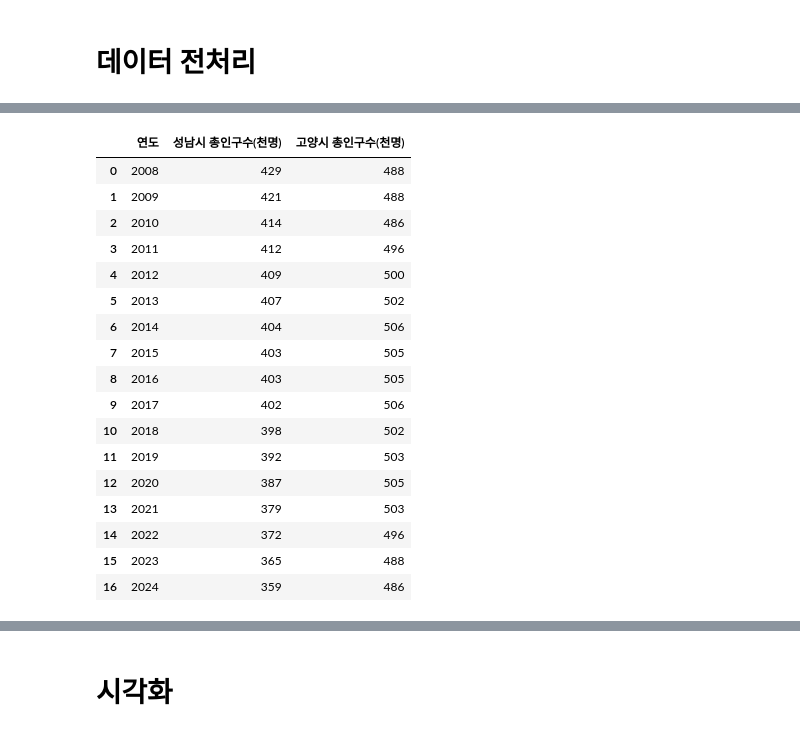
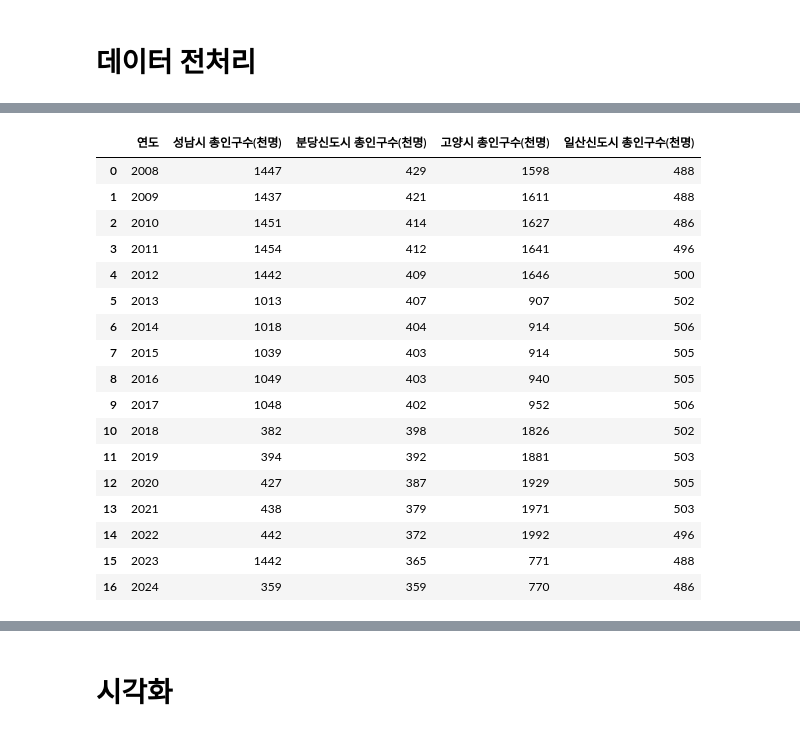
Before and after one commit to SnapishAgent/Ilsan-Investment-Insight, a Jupyter notebook: 일자리/고용실업률/employ_data.ipynb, the cells around one changed output, grey strips where cells are left out. Drawn from its saved outputs; the diff is of its cells as text; code cells hidden in the pictures.

```diff
--- a/일자리/고용실업률/employ_data.ipynb
+++ b/일자리/고용실업률/employ_data.ipynb
@@ -254,5 +328,7 @@ display(seongnam_population_df.shape)
 # %%
 # 데이터 프레임을 1차원으로 변경
+all_goyang_population_flat = all_goyang_population_df.values.flatten() # (240,)
+all_seongnam_population_flat = all_seongnam_population_df.values.flatten() # (240,)
 goyang_population_flat = goyang_population_df.values.flatten() # (240,)
 seongnam_population_flat = seongnam_population_df.values.flatten() # (240,)
 
@@ -260,20 +336,36 @@ seongnam_population_flat = seongnam_population_df.values.flatten() # (240,)
 years = list(range(2008, 2028))
 goyang_population_split = [goyang_population_flat[i:i + 12] for i in range(0, len(goyang_population_flat), 12)]
 seongnam_population_split = [seongnam_population_flat[i:i + 12] for i in range(0, len(seongnam_population_flat), 12)]
+all_goyang_population_split = [all_goyang_population_flat[i:i + 12] for i in range(0, len(all_goyang_population_flat), 12)]
+all_seongnam_population_split = [all_seongnam_population_flat[i:i + 12] for i in range(0, len(all_seongnam_population_flat), 12)]
 
 # 데이터 프레임 생성
 goyang_population_df = pd.DataFrame(goyang_population_split, index=years[:len(goyang_population_split)], columns=[f'{i+1}월' for i in range(12)])
 seongnam_population_df = pd.DataFrame(seongnam_population_split, index=years[:len(seongnam_population_split)], columns=[f'{i+1}월' for i in range(12)])
+all_goyang_population_df = pd.DataFrame(all_goyang_population_split, index=years[:len(all_goyang_population_split)], columns=[f'{i+1}월' for i in range(12)])
+all_seongnam_population_df = pd.DataFrame(all_seongnam_population_split, index=years[:len(all_seongnam_population_split)], columns=[f'{i+1}월' for i in range(12)])
 
 # 인덱스를 컬럼으로 변환
 goyang_population_df.reset_index(inplace=True)
 seongnam_population_df.reset_index(inplace=True)
+all_goyang_population_df.reset_index(inplace=True)
+all_seongnam_population_df.reset_index(inplace=True)
 
 # 컬럼명 변경
 goyang_population_df.rename(columns={'index': '연도'}, inplace=True)
 seongnam_population_df.rename(columns={'index': '연도'}, inplace=True)
+all_goyang_population_df.rename(columns={'index': '연도'}, inplace=True)
+all_seongnam_population_df.rename(columns={'index': '연도'}, inplace=True)
 
 # 고양시, 성남시 총인구 연도별 데이터 확인
+all_goyang_population_df = all_goyang_population_df[:17]
+display(all_goyang_population_df.head(17))
+display(all_goyang_population_df.shape)
+
+all_seongnam_population_df = all_seongnam_population_df[:17]
+display(all_seongnam_population_df.head(17))
+display(all_seongnam_population_df.shape)
+
 goyang_population_df = goyang_population_df[:17]
 display(goyang_population_df.head(17))
 display(goyang_population_df.shape)
@@ -323,43 +453,49 @@ display(seongnam_population_df.shape)
 # %%
 # 연도별 총인구수를 구하는 함수
 def calculate_total_population(df, months=12):
     df = df.replace(',', '', regex=True).astype(float)
     total_population = df.sum(axis=1) / months
     return total_population
 
 # 고양시와 성남시의 연도별 총인구수 계산
 goyang_total_population = calculate_total_population(goyang_population_df.iloc[:, 1:], months=12) / 1000
 seongnam_total_population = calculate_total_population(seongnam_population_df.iloc[:, 1:], months=12) / 1000
+all_goyang_total_population = calculate_total_population(all_goyang_population_df.iloc[:, 1:], months=12) / 1000
+all_seongnam_total_population = calculate_total_population(all_seongnam_population_df.iloc[:, 1:], months=12) / 1000
 
 # 2024년 데이터는 10개월로 나눔
 goyang_total_population.iloc[-1] = calculate_total_population(pd.DataFrame(goyang_population_df.iloc[-1, 1:11]).T, months=10) / 1000
 seongnam_total_population.iloc[-1] = calculate_total_population(pd.DataFrame(seongnam_population_df.iloc[-1, 1:11]).T, months=10) / 1000
+all_goyang_total_population.iloc[-1] = calculate_total_population(pd.DataFrame(all_goyang_population_df.iloc[-1, 1:11]).T, months=10) / 1000
+all_seongnam_total_population.iloc[-1] = calculate_total_population(pd.DataFrame(seongnam_population_df.iloc[-1, 1:11]).T, months=10) / 1000
 
 # 연도별 총인구수 데이터 프레임 생성
 total_population_df = pd.DataFrame({
     '연도': years[:len(goyang_total_population)],
-    '성남시 총인구수(천명)': seongnam_total_population.astype(int),
-    '고양시 총인구수(천명)': goyang_total_population.astype(int)
+    '성남시 총인구수(천명)': all_seongnam_total_population.astype(int),
+    '분당신도시 총인구수(천명)': seongnam_total_population.astype(int),
+    '고양시 총인구수(천명)': all_goyang_total_population.astype(int),
+    '일산신도시 총인구수(천명)': goyang_total_population.astype(int),
 })
 
 # 결과 확인
 display(total_population_df)
 # %% [output]
-|  | 연도 | 성남시 총인구수(천명) | 고양시 총인구수(천명) |
-| 0 | 2008 | 429 | 488 |
-| 1 | 2009 | 421 | 488 |
-| 2 | 2010 | 414 | 486 |
-| 3 | 2011 | 412 | 496 |
-| 4 | 2012 | 409 | 500 |
-| 5 | 2013 | 407 | 502 |
-| 6 | 2014 | 404 | 506 |
-| 7 | 2015 | 403 | 505 |
-| 8 | 2016 | 403 | 505 |
-| 9 | 2017 | 402 | 506 |
-| 10 | 2018 | 398 | 502 |
-| 11 | 2019 | 392 | 503 |
-| 12 | 2020 | 387 | 505 |
-| 13 | 2021 | 379 | 503 |
-| 14 | 2022 | 372 | 496 |
-| 15 | 2023 | 365 | 488 |
-| 16 | 2024 | 359 | 486 |
+|  | 연도 | 성남시 총인구수(천명) | 분당신도시 총인구수(천명) | 고양시 총인구수(천명) | 일산신도시 총인구수(천명) |
+| 0 | 2008 | 1447 | 429 | 1598 | 488 |
+| 1 | 2009 | 1437 | 421 | 1611 | 488 |
+| 2 | 2010 | 1451 | 414 | 1627 | 486 |
+| 3 | 2011 | 1454 | 412 | 1641 | 496 |
+| 4 | 2012 | 1442 | 409 | 1646 | 500 |
+| 5 | 2013 | 1013 | 407 | 907 | 502 |
+| 6 | 2014 | 1018 | 404 | 914 | 506 |
+| 7 | 2015 | 1039 | 403 | 914 | 505 |
+| 8 | 2016 | 1049 | 403 | 940 | 505 |
+| 9 | 2017 | 1048 | 402 | 952 | 506 |
+| 10 | 2018 | 382 | 398 | 1826 | 502 |
+| 11 | 2019 | 394 | 392 | 1881 | 503 |
+| 12 | 2020 | 427 | 387 | 1929 | 505 |
+| 13 | 2021 | 438 | 379 | 1971 | 503 |
+| 14 | 2022 | 442 | 372 | 1992 | 496 |
+| 15 | 2023 | 1442 | 365 | 771 | 488 |
+| 16 | 2024 | 359 | 359 | 770 | 486 |
```
Also changed, not shown: parts of 13 cells of this notebook, 2 other files.
